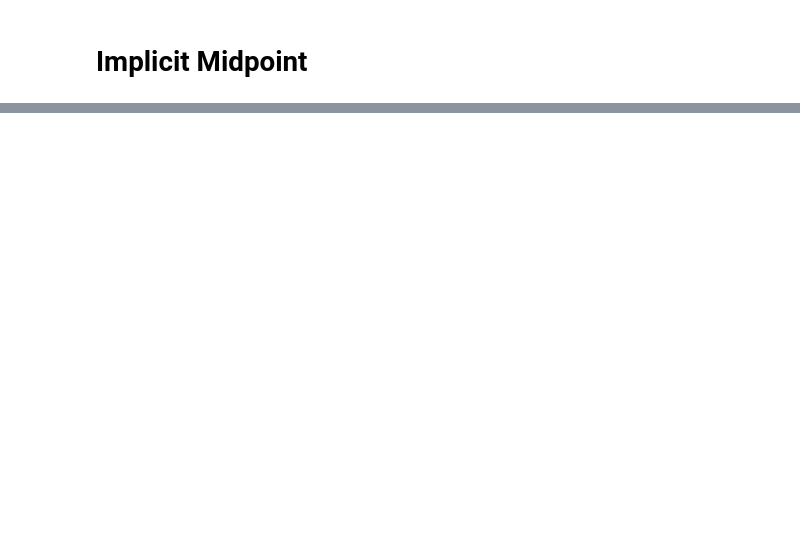
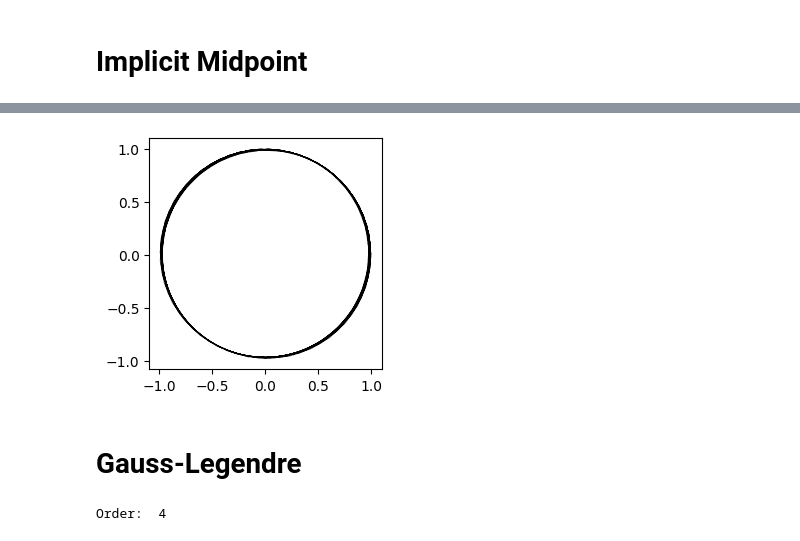
Before and after one commit to daniil-shmelev/kauri, a Jupyter notebook: examples/rk_example.ipynb, the cells around one changed output, grey strips where cells are left out. Drawn from its saved outputs; the diff is of its cells as text; code cells hidden in the pictures; blank space fills up the shorter version.

```diff
--- a/examples/rk_example.ipynb
+++ b/examples/rk_example.ipynb
@@ -33,0 +94,16 @@ plt.show()
+# %%
+plt.plot(np.array(y_vals)[:,0], np.array(y_vals)[:,1], linewidth = 0.2, color = "black")
+plt.show()
+# %% [output]
+[figure, added]
+# %% [markdown]
+# Gauss-Legendre
+# %%
+A = [[1/4, 1/4 - sqrt(3) / 6],
+    [1/4 + sqrt(3)/6, 1/4]]
+b = [1/2, 1/2]
+method = RK(A,b)
+
+print("Order: ", method.order())
+# %% [output]
+Order:  4
```
Also changed, not shown: parts of 14 cells of this notebook, 15 other files.
